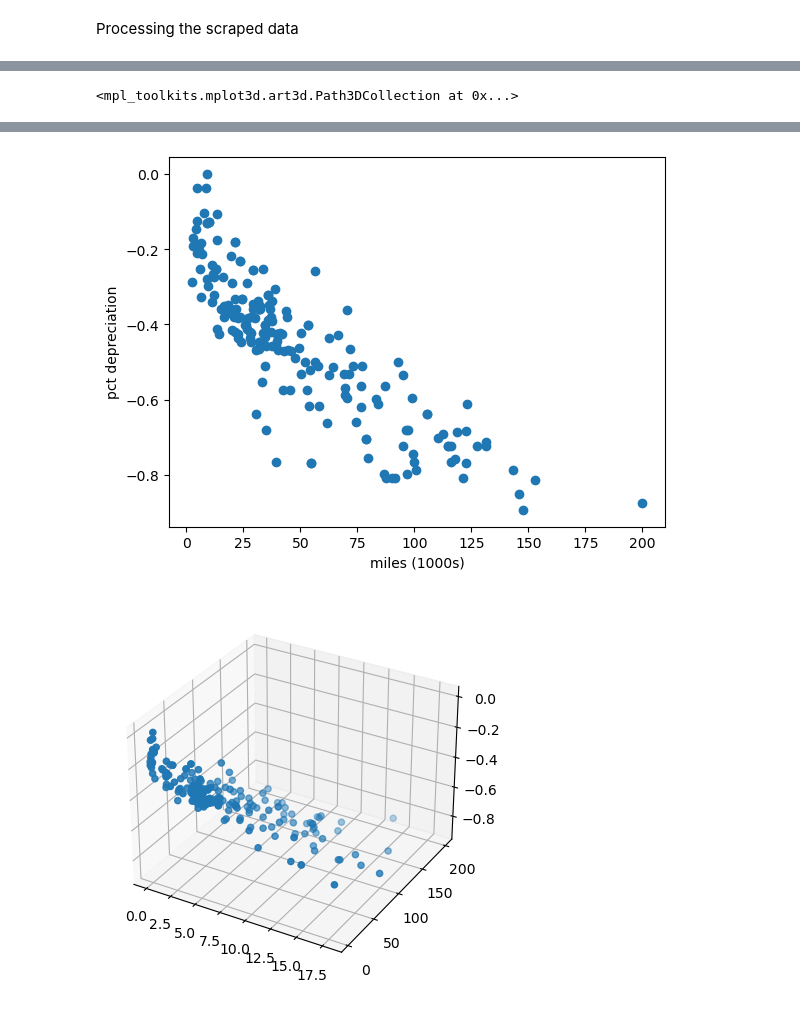
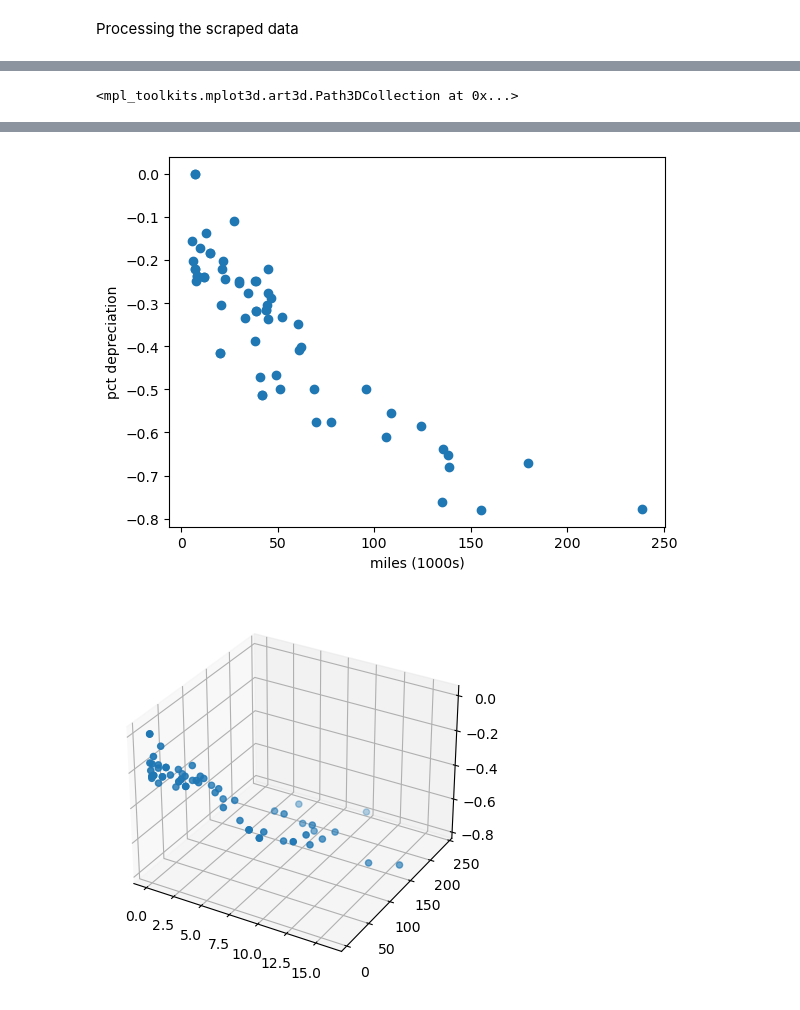
Before and after one commit to wujorgen/DataDrift, a Jupyter notebook: BLUESKY/analysis.ipynb, the cells around one changed output, grey strips where cells are left out. Drawn from its saved outputs; the diff is of its cells as text; code cells hidden in the pictures.

```diff
--- a/BLUESKY/analysis.ipynb
+++ b/BLUESKY/analysis.ipynb
@@ -17,9 +17,9 @@ Generating Target URLS to scrape from
 # %%
 car_dict = {
     #"ford": ["mustang", "f_150"],
-    #"toyota": ["camry", "supra"],
+    "toyota": ["camry", "supra"],
     "bmw": ["330", "z4", "430", "m340", "m440",],
-    "audi": ["a4", "s4", "s3"]
+    "audi": ["a4", "s4", "s3", "a5", "s5"]
     #"acura": ["integra"],
 
 }
@@ -46,14 +46,19 @@ for make in car_dict.keys():
 m340 = scraped_results["bmw_m340"]
 m440 = scraped_results["bmw_m440"]
 a4 = scraped_results["audi_a4"]
+s3 = scraped_results["audi_s3"]
+camry = scraped_results["toyota_camry"]
 
 m440_mod = sort_trims(m440)
 #a4 = sort_trims(a4)
-trims, counts = np.unique(np.array(a4["trim"]),return_counts=True)
+camry = sort_trims(camry,spec="se")
+trims, counts = np.unique(np.array(camry["trim"]),return_counts=True)
 for e in zip(trims,counts):
     print(e)
 
 m340 = calc_pct_deltas(m340)
 m440 = calc_pct_deltas(m440)
 a4 = calc_pct_deltas(a4)
+s3 = calc_pct_deltas(s3)
+camry = calc_pct_deltas(camry)
 # %% [output]
@@ -84,16 +66,16 @@ TODO:
 # %%
 plt.figure(1)
-plt.scatter(a4["year_delta"], a4["price_pct"])
+plt.scatter(camry["year_delta"], camry["price_pct"])
 plt.xlabel("years")
 plt.ylabel("pct depreciation")
 
 plt.figure(2)
-plt.scatter(a4["mileage"].values.astype(float)/1000, a4["price_pct"])
+plt.scatter(camry["mileage"].values.astype(float)/1000, camry["price_pct"])
 plt.xlabel("miles (1000s)")
 plt.ylabel("pct depreciation")
 
 plt.figure(3)
 ax = plt.axes(projection ="3d")
-ax.scatter3D(a4["year_delta"], a4["mileage"].values.astype(float)/1000, a4["price_pct"])
+ax.scatter3D(camry["year_delta"], camry["mileage"].values.astype(float)/1000, camry["price_pct"])
 # %% [output]
 <mpl_toolkits.mplot3d.art3d.Path3DCollection at 0x...>
@@ -101,2 +83,2 @@ ax.scatter3D(a4["year_delta"], a4["mileage"].values.astype(float)/1000, a4["pric
-[figure, old version]
+[figure, new version]
-[figure, old version]
+[figure, new version]
```
Also changed, not shown: parts of 6 cells of this notebook, 5 other files.
